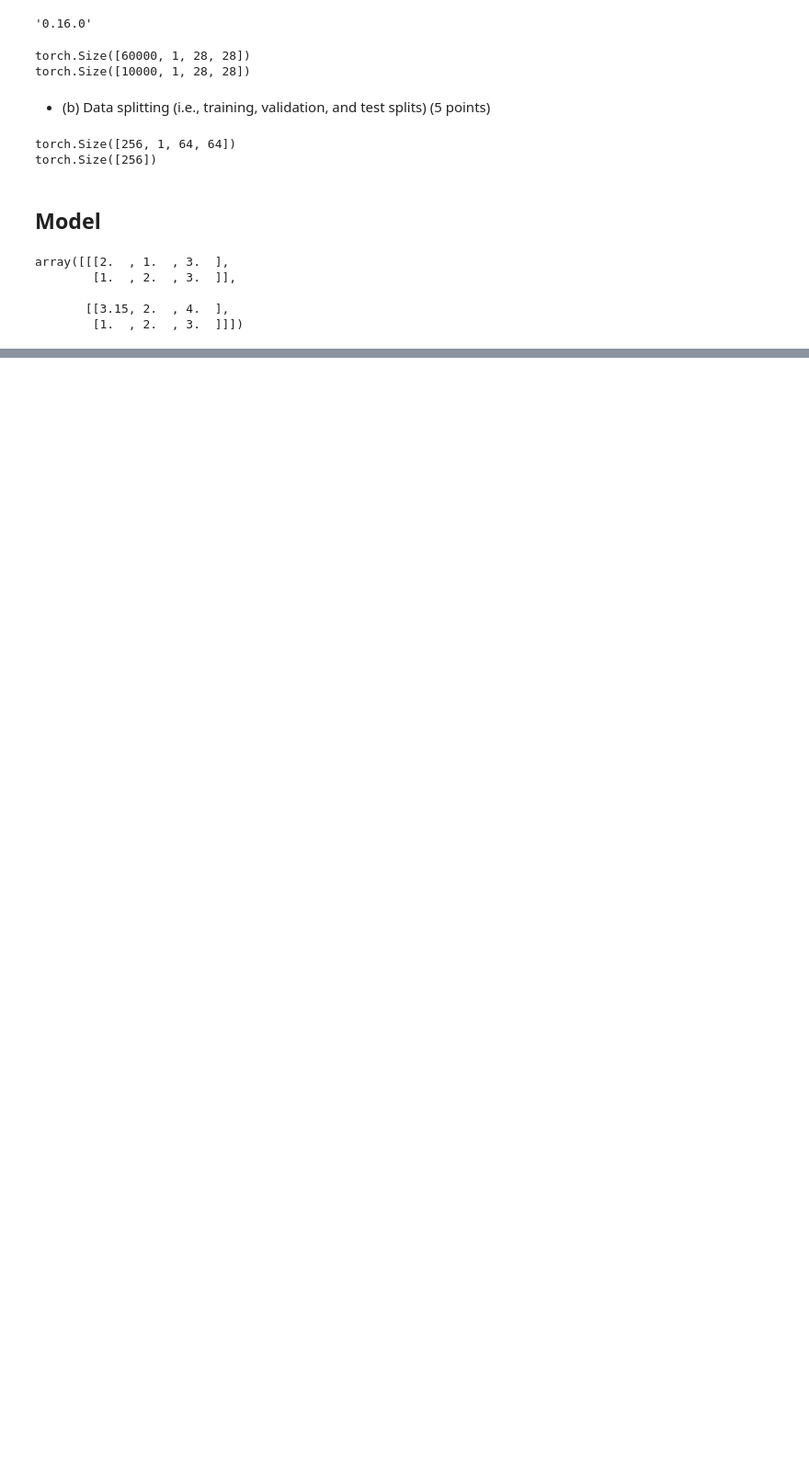
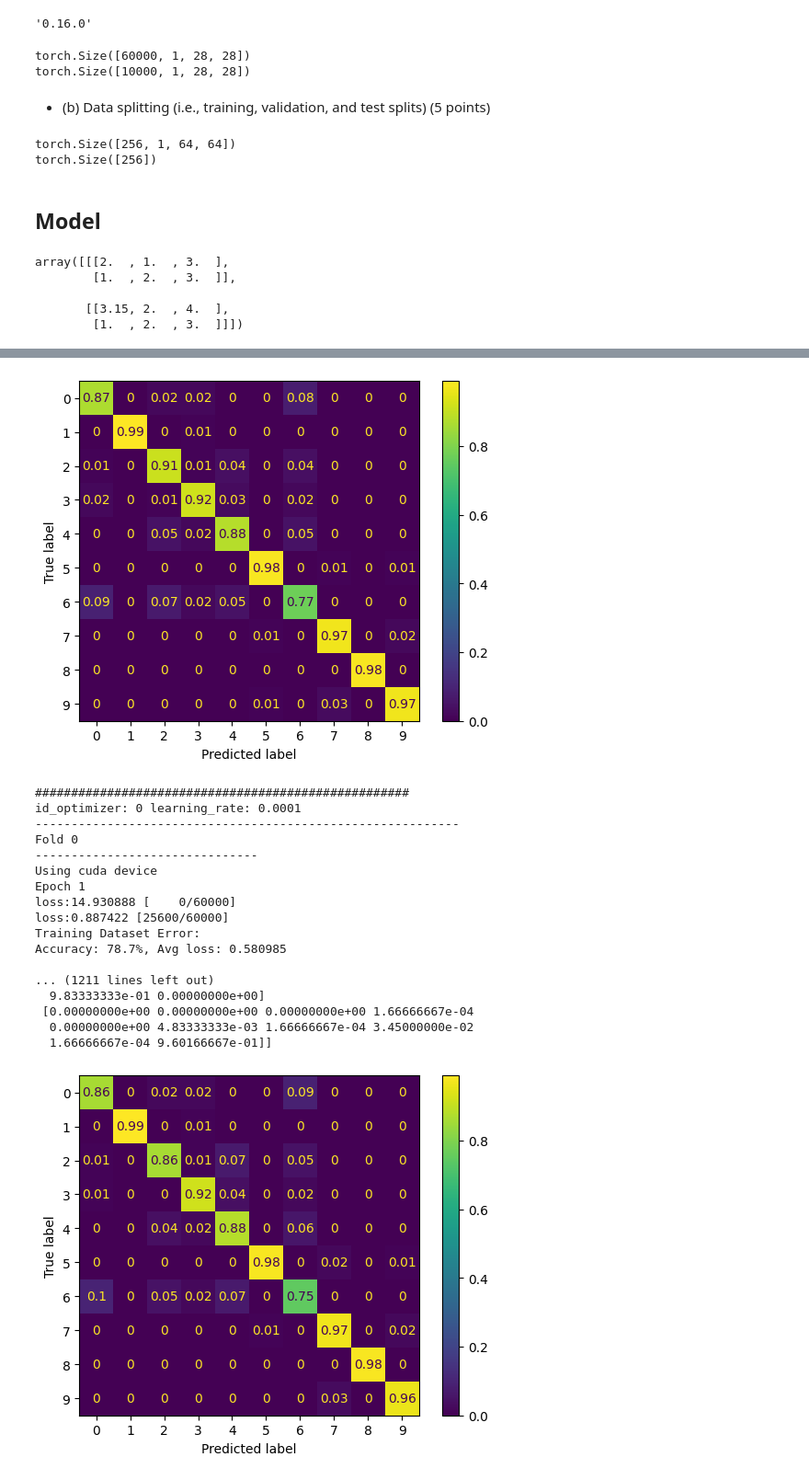
Before and after one commit to percool/ECEN758_Proj, a Jupyter notebook: src/main_cv.ipynb, the cells around one changed output, grey strips where cells are left out. Shown: that part at 92% size. Saved outputs shown, nothing was run; the diff lists cells and outputs as text; code cells hidden in the pictures; blank space fills up the shorter version.

```diff
--- a/src/main_cv.ipynb
+++ b/src/main_cv.ipynb
@@ -188,10 +188,12 @@ def evaluate (dataloader, model, loss_fn,device):
     Y_true=np.concatenate(Y_true)
     accuracy2=accuracy_score(Y_true,Y_pred)
     # print(f'Accuracy2: {(accuracy2*100):>0.1f}')
-    precision = precision_score(Y_true, Y_pred, average='micro')
-    recall = recall_score(Y_true, Y_pred, average='micro')
-    f1 = f1_score(Y_true, Y_pred, average='micro')
+    precision = precision_score(Y_true, Y_pred, average='macro')
+    recall = recall_score(Y_true, Y_pred, average='macro')
+    f1 = f1_score(Y_true, Y_pred, average='macro')
     cm = confusion_matrix(Y_true, Y_pred)
+    print("accuracy, precision, recall, f1, test_loss:")
+    print(accuracy, precision, recall, f1, test_loss)
     return [accuracy, precision, recall, f1, test_loss], cm
 # %%
 # model2 = torch.hub.load('pytorch/vision:v0.10.0', 'densenet121', pretrained=False)
@@ -218,7 +220,7 @@ def build_train_model(loader_train,loader_val,loader_test,learning_rate,id_optim
 
     # Define hyperparameters
     # learning_rate = 1e-4
-    epochs = 100
+    epochs = 50
 
     # Loss Function
     loss_fn = nn.CrossEntropyLoss()
@@ -237,12 +239,15 @@ def build_train_model(loader_train,loader_val,loader_test,learning_rate,id_optim
         print(f"Epoch {i+1}")
         # print(f"Epoch {i+1}\n-------------------------------")
         trainloop(loader_train, model, loss_fn, optimizer,device)
-        # print("Training Dataset Error:")
-        # evaluate(loader_train, model, loss_fn,device)
-        # print("Validation Dataset Error:");
-        # evaluate(loader_val, model, loss_fn,device)
-        # print("Test Dataset Error:");
-        # evaluate(loader_test, model, loss_fn,device)
+
+        if i%25==0:
+            print("Training Dataset Error:")
+            evaluate(loader_train, model, loss_fn,device)
+            print("Validation Dataset Error:");
+            evaluate(loader_val, model, loss_fn,device)
+            print("Test Dataset Error:");
+            evaluate(loader_test, model, loss_fn,device)
+
 
     # Acc=np.zeros(3)
     # Loss=np.zeros(3)
@@ -275,8 +280,8 @@ def split_6_fold(index,ds_processed_train_val,ds_processed_test,indices):
     ds_processed_val_sampler=SubsetRandomSampler(indices_val)
 
     # batch_size=64
-    batch_size=512
-    num_workers=10
+    batch_size=256
+    num_workers=6
     loader_train = torch.utils.data.DataLoader(ds_processed_train_val, batch_size=batch_size,sampler=ds_processed_train_sampler,
                                                 num_workers=num_workers)
     loader_val = torch.utils.data.DataLoader(ds_processed_train_val, batch_size=batch_size,sampler=ds_processed_val_sampler,
@@ -301,12 +306,15 @@ def one_iteration(learning_rate, id_optimizer,indices):
         results=np.array(results)
         Results.append(results)
         CM_val.append(cm_val)
+        torch.cuda.empty_cache() # test
     Results=np.array(Results) # dim0: i from 0-5; dim1: train, val, test; dim2: acc, precision, recall, f1 score, loss
     Results_ave=np.mean(Results,0) #dim0: train, val, test; dim1: acc, precision, recall, f1 score, loss
     try:
         CM_val_ave=np.mean(CM_val,0)
-        CM_val_ave_percent=CM_val_ave/np.sum(CM_val_ave)*100
-        print("np.sum(CM_val_ave)=",np.sum(CM_val_ave)) # close to 10000. Correct
+        CM_val_ave_percent=CM_val_ave/np.sum(CM_val_ave,
+                                             axis=1,keepdims=True)
+
+        # print("np.sum(CM_val_ave)=",np.sum(CM_val_ave)) # close to 10000. Wrong
         # ACC=Results_ave[:,0]
         # LOSS=Results_ave[:,4]
         # print("ACC:\nAve: ",np.mean(ACC,0),"std: ",np.std(ACC,0))
@@ -316,7 +324,7 @@ def one_iteration(learning_rate, id_optimizer,indices):
         print("Confusion Matrix: \n",CM_val_ave_percent)
         classes_id=['0','1','2','3','4','5','6','7','8','9']
         # print(classes)
-        disp = ConfusionMatrixDisplay(confusion_matrix=np.round(CM_val_ave_percent,1),
+        disp = ConfusionMatrixDisplay(confusion_matrix=np.round(CM_val_ave_percent,2),
                                 display_labels=classes_id)
         disp.plot()
         plt.show()
@@ -353,8 +361,9 @@ indices = list(range(ds_processed_train_val.y.shape[0]))
 np.random.seed(random_seed)
 np.random.shuffle(indices)
 Results_all=[]
-for id_optimizer in [0,1,2]:
-    for learning_rate in [1e-3,1e-4,1e-5]:
+for id_optimizer in [0,1]:
+    # for learning_rate in [1e-3,1e-4,1e-5]:
+    for learning_rate in [1e-2]:
         print(f"id_optimizer: {id_optimizer}\tlearning_rate: {learning_rate} \n-----------------------------------------------------------")
         Results_ave= one_iteration(learning_rate,id_optimizer,indices)
         Results_all.append([id_optimizer, learning_rate, Results_ave])
@@ -379,0 +389,19 @@ loss:0.271538 [    0/60000]
+[figure, added]
+####################################################
+id_optimizer: 0 learning_rate: 0.0001
+-----------------------------------------------------------
+Fold 0
+-------------------------------
+Using cuda device
+Epoch 1
+loss:14.930888 [    0/60000]
+loss:0.887422 [25600/60000]
+Training Dataset Error:
+Accuracy: 78.7%, Avg loss: 0.580985
+
+... (1211 lines left out)
+  9.83333333e-01 0.00000000e+00]
+ [0.00000000e+00 0.00000000e+00 0.00000000e+00 1.66666667e-04
+  0.00000000e+00 4.83333333e-03 1.66666667e-04 3.45000000e-02
+  1.66666667e-04 9.60166667e-01]]
+[figure, added]
```
Also changed, not shown: parts of 2 cells of this notebook, 11 other files.
